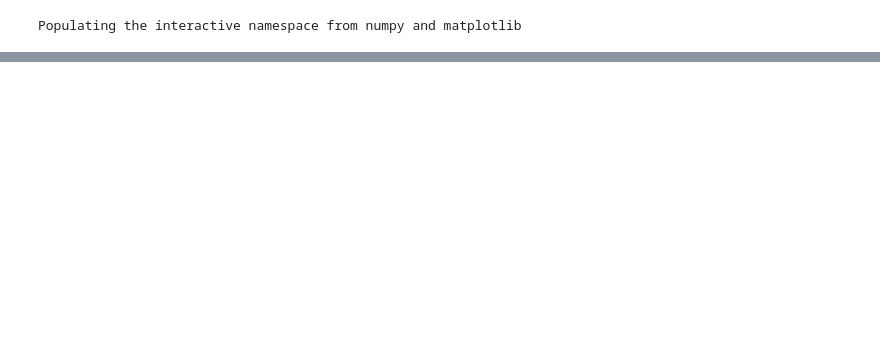
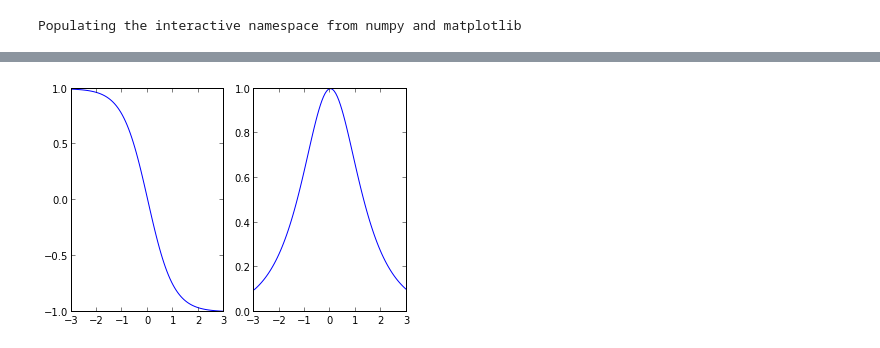
Before and after one commit to stathischaritos/ML-ICA, a Jupyter notebook: ML_LAB_1.ipynb, the cells around one changed output, grey strips where cells are left out. Saved outputs shown, nothing was run; the diff lists cells and outputs as text; code cells hidden in the pictures; blank space fills up the shorter version.

```diff
--- a/ML_LAB_1.ipynb
+++ b/ML_LAB_1.ipynb
@@ -105,0 +108,86 @@ Source Histograms
+# %%
+from functools import partial
+import math
+
+def fi_0(x):
+    y = []
+    for i in x:
+       y += [ 2*math.cosh(i)/(math.cosh(2*i) + 1) ]
+    return y
+
+def ac_0(x):
+    y = []
+    for i in x:
+       y += [ -math.tanh(i)]
+    return y
+
+def fi_1(x,c = 1):
+    y = []
+    for i in x:
+       y += [ math.exp( -(i**2)/2 ) * math.cosh(i)]
+    return y
+
+def ac_1(x):
+    y = []
+    for i in x:
+       y += [ -i + math.tanh(i) ]
+    return y
+
+def fi_2(x,c = 1):
+    y = []
+    for i in x:
+       y += [ c*math.exp( -(i**4)/4 ) ]
+    return y
+
+def ac_2(x):
+    y = []
+    for i in x:
+       y += [ -i**3 ]
+    return y
+
+def fi_3(x,c = 1):
+    y = []
+    for i in x:
+       y += [ 1/(i**2 + 5)**3 ]
+    return y
+
+def ac_3(x):
+    y = []
+    for i in x:
+       y += [ -(6*i)/(i**2 + 5) ]
+    return y
+
+def plot_function(f,x_min = -3,x_max = 3, signal_length = 100):
+    x = linspace(x_min, x_max, signal_length)
+    y = f(x)
+    plot(x,y)
+
+figure(1)
+subplot(1,2,1)
+plot_function(ac_0)
+
+subplot(1,2,2)
+plot_function(fi_0)
+
+figure(2)
+subplot(1,2,1)
+plot_function(ac_1)
+
+subplot(1,2,2)
+plot_function(fi_1)
+
+figure(3)
+subplot(1,2,1)
+plot_function(ac_2)
+
+subplot(1,2,2)
+plot_function(fi_2)
+
+figure(4)
+subplot(1,2,1)
+plot_function(ac_3)
+
+subplot(1,2,2)
+plot_function(fi_3)
+# %% [output]
+[figure, added]
```
Also changed, not shown: parts of 11 cells of this notebook.
